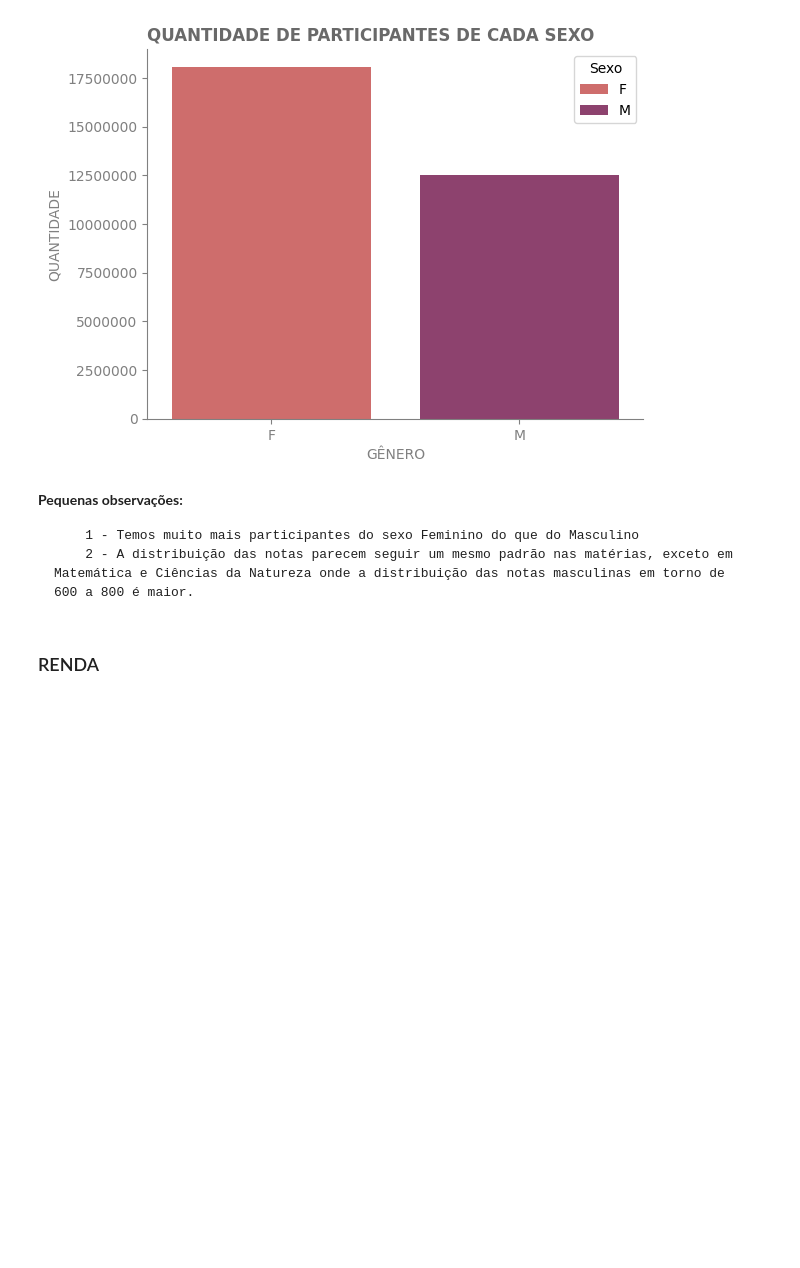
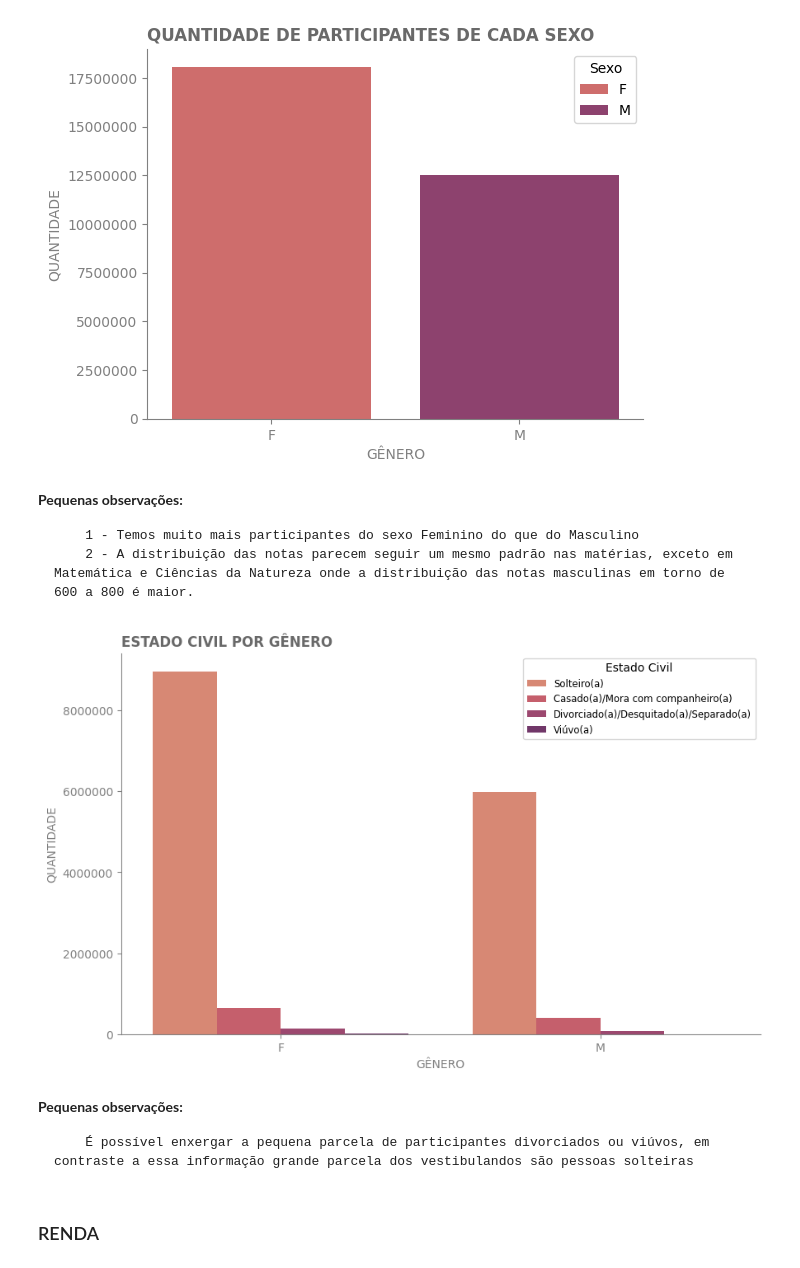
Before and after one commit to LiamFer/ENEM-Analysis, a Jupyter notebook: main_analysis.ipynb, the cells around one changed output. Saved outputs shown, nothing was run; the diff lists cells and outputs as text; code cells hidden in the pictures; blank space fills up the shorter version.

Commit message:
Estado civil

```diff
--- a/main_analysis.ipynb
+++ b/main_analysis.ipynb
@@ -216,6 +216,33 @@ bar.spines['left'].set_color("gray")
 
         1 - Temos muito mais participantes do sexo Feminino do que do Masculino
         2 - A distribuição das notas parecem seguir um mesmo padrão nas matérias, exceto em Matemática e Ciências da Natureza onde a distribuição das notas masculinas em torno de 600 a 800 é maior.
+# %%
+# Agrupando por sexo e estado civil
+civil_gender = enem.loc[~enem['Estado_civil'].isin([0]),["Sexo","Estado_civil"]].groupby("Sexo")['Estado_civil'].value_counts().reset_index()
+civil_gender['Estado_civil'] = civil_gender['Estado_civil'].map(relations['estado_civil'])
+fig, ax = plt.subplots(figsize=(10, 6))
+
+bar = sns.barplot(civil_gender, y="count", x="Sexo", hue="Estado_civil",palette="flare",legend=True)
+
+bar.ticklabel_format(axis='y', style='plain')
+bar.set_title("ESTADO CIVIL POR GÊNERO", color='dimgrey',loc='left',fontweight='bold')
+bar.set_xlabel('GÊNERO',color='gray')
+bar.set_ylabel('QUANTIDADE',color='gray')
+
+bar.tick_params(axis='x', colors='gray')
+bar.tick_params(axis='y', colors='gray')
+bar.spines['top'].set_visible(False)
+bar.spines['right'].set_visible(False)
+bar.spines['bottom'].set_color("gray")
+bar.spines['left'].set_color("gray")
+
+sns.move_legend( bar,"upper right", fontsize='small',title='Estado Civil')
+# %% [output]
+[figure, added]
+# %% [markdown]
+**Pequenas observações:**
+
+        É possível enxergar a pequena parcela de participantes divorciados ou viúvos, em contraste a essa informação grande parcela dos vestibulandos são pessoas solteiras
 # %% [markdown]
 ### RENDA
 # %%
```
Also changed, not shown: parts of 2 cells of this notebook.
